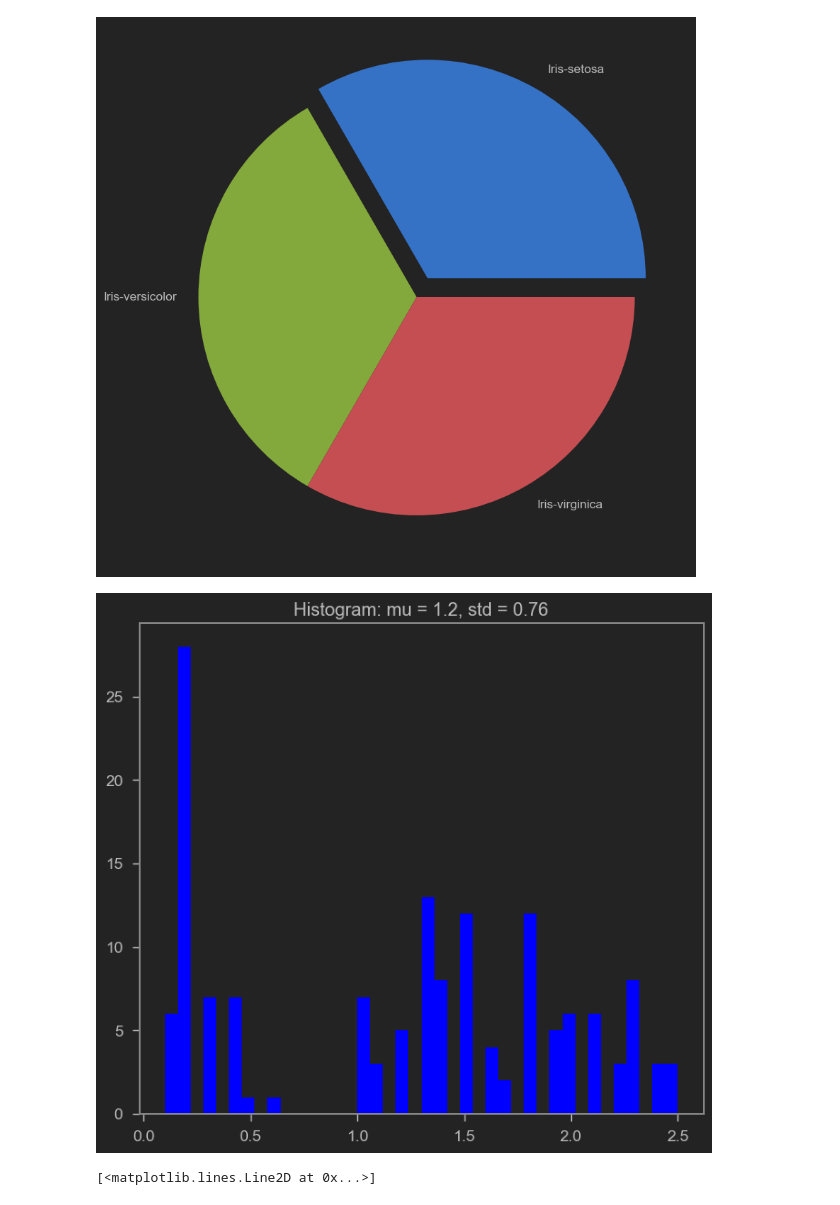
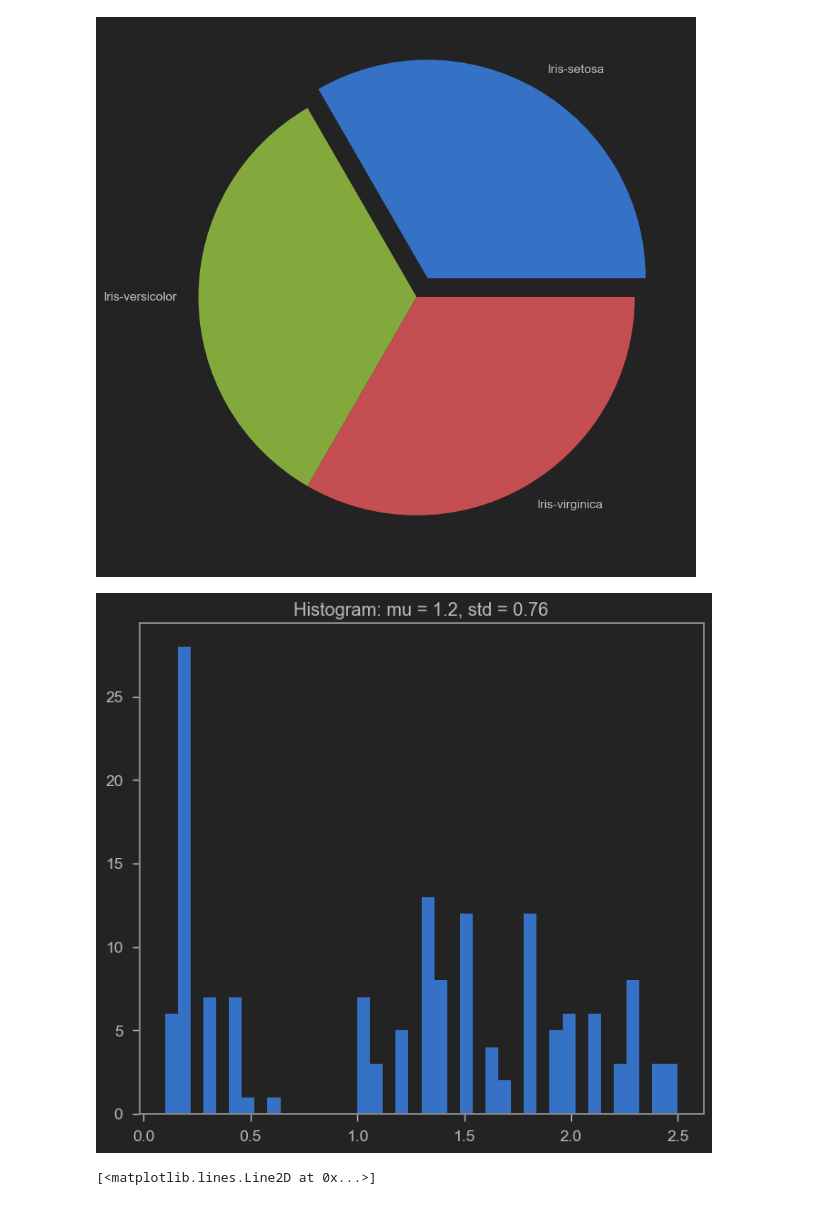
Before and after one commit to myr2001/codealpha-tasks, a Jupyter notebook: codealpha_iris_classification/visualization.ipynb, the cells around one changed output. Saved outputs shown, nothing was run; the diff lists cells and outputs as text; code cells hidden in the pictures.

```diff
--- a/codealpha_iris_classification/visualization.ipynb
+++ b/codealpha_iris_classification/visualization.ipynb
@@ -81,16 +66,16 @@ plt.pie(values, labels=labels, explode=[0.1,0,0]) # explode separates a slice
 # %%
 
 '''
 Histogram
 '''
 mu = round(df["PetalWidthCm"].mean(),2)
 sigma = round(df["PetalWidthCm"].std(),2)
 num_bins=40
 # semicolon to avoid the texts and just get the graph
-plt.hist(df["PetalWidthCm"], num_bins, facecolor="blue");
+plt.hist(df["PetalWidthCm"], num_bins, facecolor="b");
 plt.title(f"Histogram: mu = {mu}, std = {sigma}");
 # %% [output]
-[figure, old version]
+[figure, new version]
 # %%
 '''
 Multiple Plots
```
Also changed, not shown: parts of 3 cells of this notebook, 1 other file.
